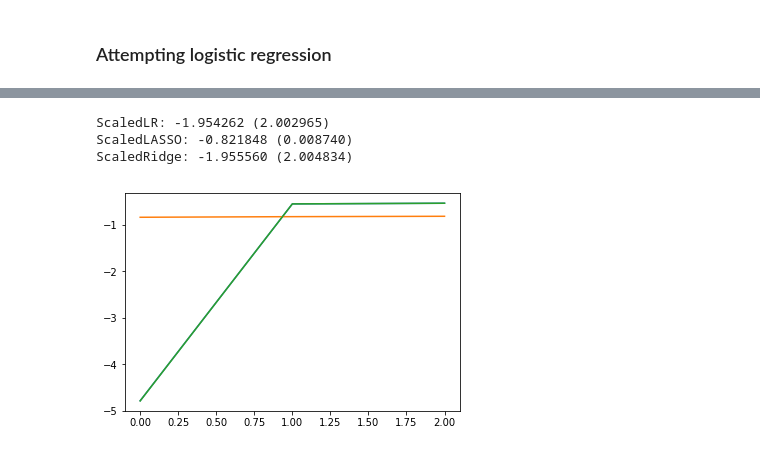
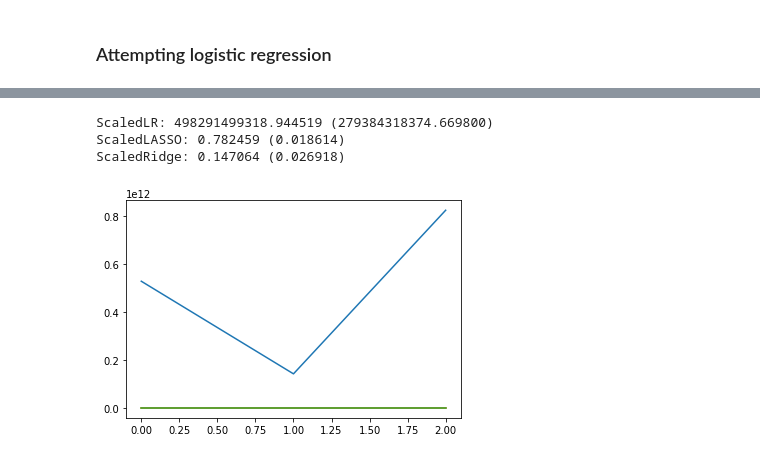
Before and after one commit to MnemoSemiotic/Analyzing-Network-Traffic_kdd99, a Jupyter notebook: Feature_Engineering_and_Modeling.ipynb, the cells around one changed output, grey strips where cells are left out. Drawn from its saved outputs; the diff is of its cells as text; code cells hidden in the pictures.

Commit message:
fix error on y_test, drop cols in test data

```diff
--- a/Feature_Engineering_and_Modeling.ipynb
+++ b/Feature_Engineering_and_Modeling.ipynb
@@ -176,14 +167,15 @@ Index(['duration', 'protocol_type', 'service', 'flag', 'src_bytes',
       dtype='object')
 # %%
 # Split y from the data
-y_dos = df3['attack_category']
+y = df3['attack_category']
 X = df3.copy()
-del X['label']
-del X['attack_category']
 
-X = pd.get_dummies(X)
+# if 'label' in list(X.columns):
+#     X.drop('label', inplace=True)
+#     X.drop('attack_category', inplace=True)
 
+# X = pd.get_dummies(X)
 
-X.shape
-y_dos.shape
+# X['attack_category'].value_counts()
+df.drop(['attack_category'], axis=1, inplace=True)
 # %% [output]
@@ -196,17 +188,23 @@ from sklearn.linear_model import LogisticRegression
 import matplotlib.pyplot as plt
 from sklearn.model_selection import train_test_split
 
-X_train, X_test, y_train, y_test = train_test_split(X, y_dos)
+X_train, X_test, y_train, y_test = train_test_split(X, y)
 
-model = LogisticRegression(penalty='l2', class_weight='balanced')
+
+# scaler = StandardScaler().fit(X_train)
+# X_train_1 = scaler.transform(X_train)
+# X_test_1 = scaler.transform(X_test)
+
+model = LogisticRegression(class_weight='balanced')
 model.fit(X_train, y_train)
 probabilities = model.predict_proba(X_test)[:, 1]
 
-tpr, fpr, thresholds = roc.roc_curve(probabilities, y_test)
+# tpr, fpr, thresholds = roc.roc_curve(probabilities, y_test)
+tpr, fpr, thresholds = roc_curve(y_test, probabilities, pos_label=2)
 
 plt.plot(fpr, tpr)
 plt.xlabel("False Positive Rate (1 - Specificity)")
 plt.ylabel("True Positive Rate (Sensitivity, Recall)")
-plt.title("ROC plot of fake data")
+plt.title("ROC plot of Logistic Regression Thresholds")
 plt.show()
 # %% [output]
@@ -216,11 +214,11 @@ plt.show()
 
 alpha = 0.1
 lasso = Lasso(alpha=alpha)
-lasso.fit(X, y_dos)
+lasso.fit(X_train, y_train)
 
 print( lasso.sparse_coef_)
 
 # remove 0 coefficients
-new_X = X.loc[:, lasso.coef_ > 0]
+new_X = X_train.loc[:, lasso.coef_ > 0]
 new_X.columns
 # %% [output]
@@ -234,8 +230,0 @@ Index(['src_bytes', 'dst_bytes', 'srv_count', 'dst_host_count'], dtype='object')
-# %%
-loss  = make_scorer(sc.rmsle, greater_is_better=False)
-
-#How to manage many models
-pipelines = []
-pipelines.append(('ScaledLR', Pipeline([('Scaler', StandardScaler()),('LR',LinearRegression())])))
-pipelines.append(('ScaledLASSO', Pipeline([('Scaler', StandardScaler()),('LASSO', Lasso())])))
-pipelines.append(('ScaledRidge', Pipeline([('Scaler', StandardScaler()),('EN', Ridge())])))
@@ -242,21 +239,21 @@ pipelines.append(('ScaledRidge', Pipeline([('Scaler', StandardScaler()),('EN', R
 # %%
 results = []
 names = []
 for name, model in pipelines:
     kfold = KFold(n_splits=3, random_state=21)
-    cv_results = cross_val_score(model, new_X, y_dos, cv=kfold, scoring=loss)
+    cv_results = cross_val_score(model, X_train, y_train, cv=kfold, scoring=scorer)
     results.append(cv_results)
     names.append(name)
     msg = "%s: %f (%f)" % (name, cv_results.mean(), cv_results.std())
 
     plt.plot(cv_results)
 #     plt.xlabel('n')
 #     plt.ylabel('rmse')
 #     plt.title('average test rmse vs sample size n');
 
     print(msg)
 # %% [output]
-ScaledLR: -1.954262 (2.002965)
-ScaledLASSO: -0.821848 (0.008740)
-ScaledRidge: -1.955560 (2.004834)
+ScaledLR: 498291499318.944519 (279384318374.669800)
+ScaledLASSO: 0.782459 (0.018614)
+ScaledRidge: 0.147064 (0.026918)
-[figure, old version]
+[figure, new version]
```
Also changed, not shown: parts of 15 cells of this notebook, 2 other files.
